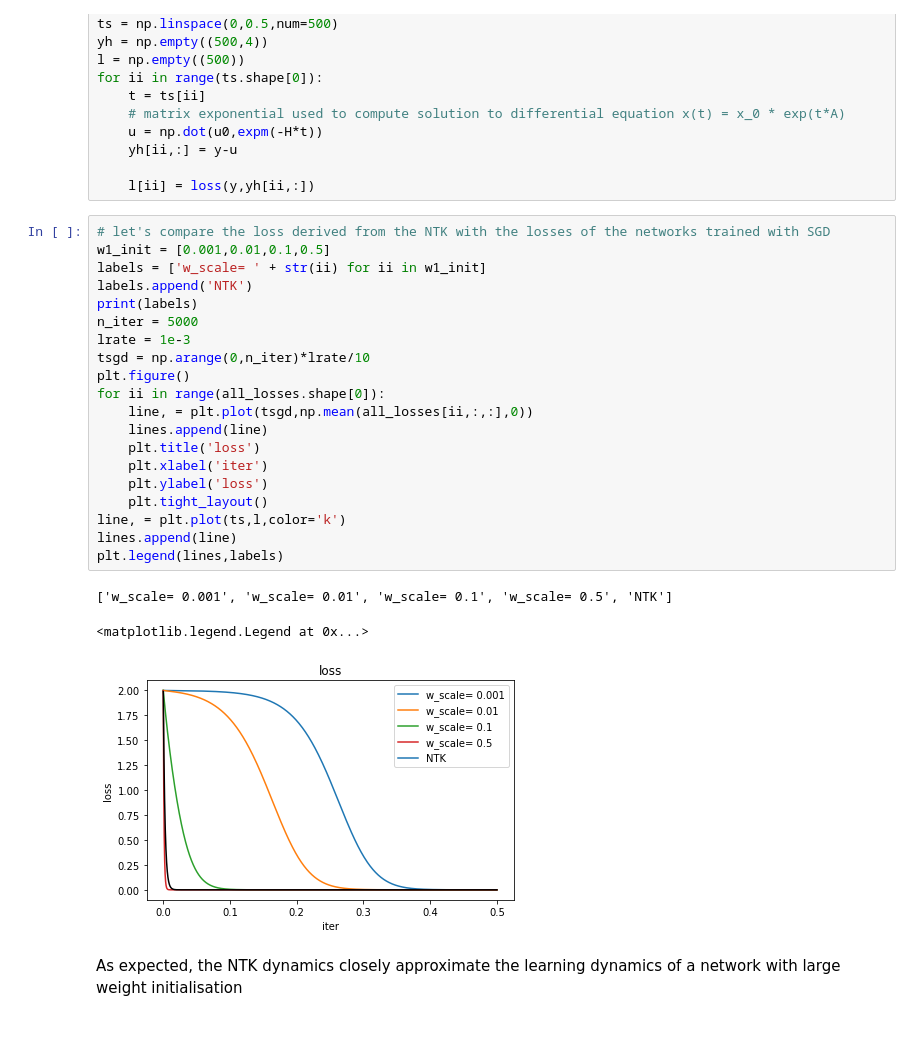
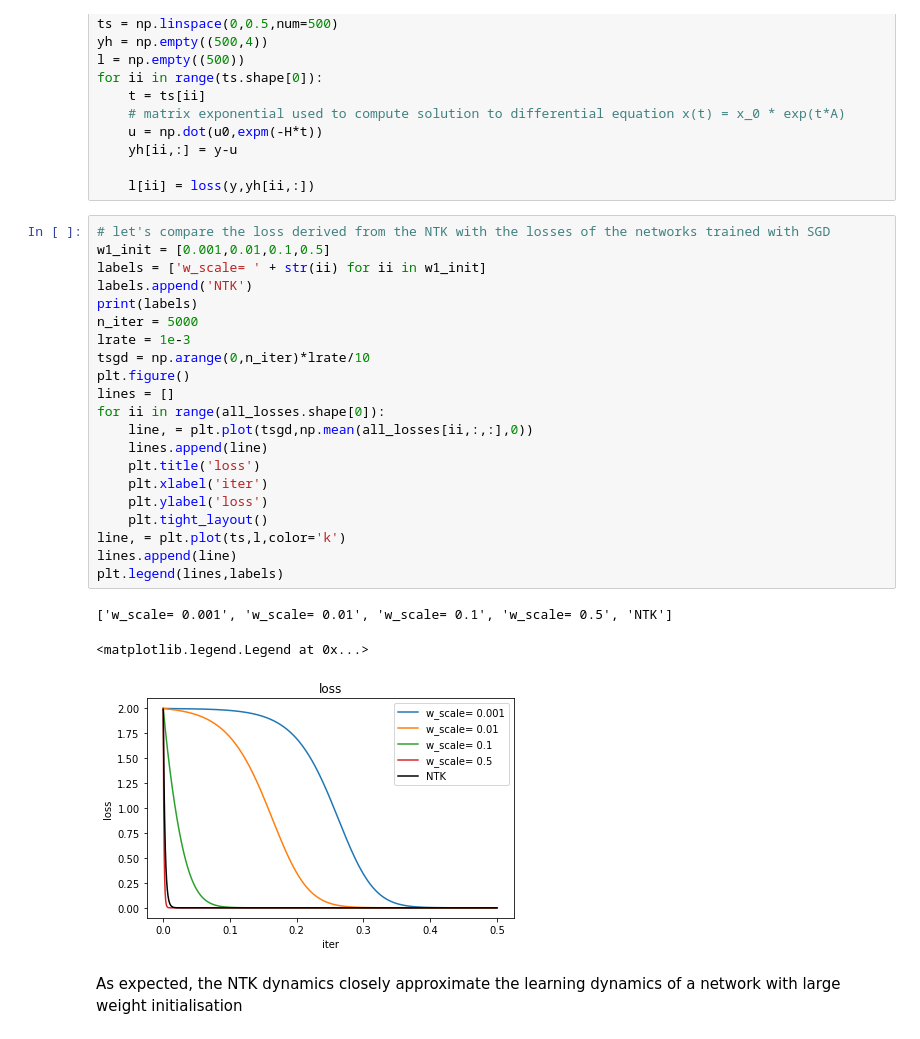
Before and after one commit to TimoFlesch/NeuralTangentKernel, a Jupyter notebook: notes.ipynb, the cells around one changed output. Saved outputs shown, nothing was run; the diff lists cells and outputs as text.

Commit message:
updated fig legend

```diff
--- a/notes.ipynb
+++ b/notes.ipynb
@@ -556,26 +556,27 @@ for ii in range(ts.shape[0]):
 # %%
 # let's compare the loss derived from the NTK with the losses of the networks trained with SGD
 w1_init = [0.001,0.01,0.1,0.5]
 labels = ['w_scale= ' + str(ii) for ii in w1_init]
 labels.append('NTK')
 print(labels)
 n_iter = 5000
 lrate = 1e-3
 tsgd = np.arange(0,n_iter)*lrate/10
 plt.figure()
+lines = []
 for ii in range(all_losses.shape[0]):
     line, = plt.plot(tsgd,np.mean(all_losses[ii,:,:],0))
     lines.append(line)
     plt.title('loss')
     plt.xlabel('iter')
     plt.ylabel('loss')
     plt.tight_layout()
 line, = plt.plot(ts,l,color='k')
 lines.append(line)
 plt.legend(lines,labels)
 # %% [output]
 ['w_scale= 0.001', 'w_scale= 0.01', 'w_scale= 0.1', 'w_scale= 0.5', 'NTK']
 <matplotlib.legend.Legend at 0x...>
-[figure, old version]
+[figure, new version]
 # %% [markdown]
 As expected, the NTK dynamics closely approximate the learning dynamics of a network with large weight initialisation
```
